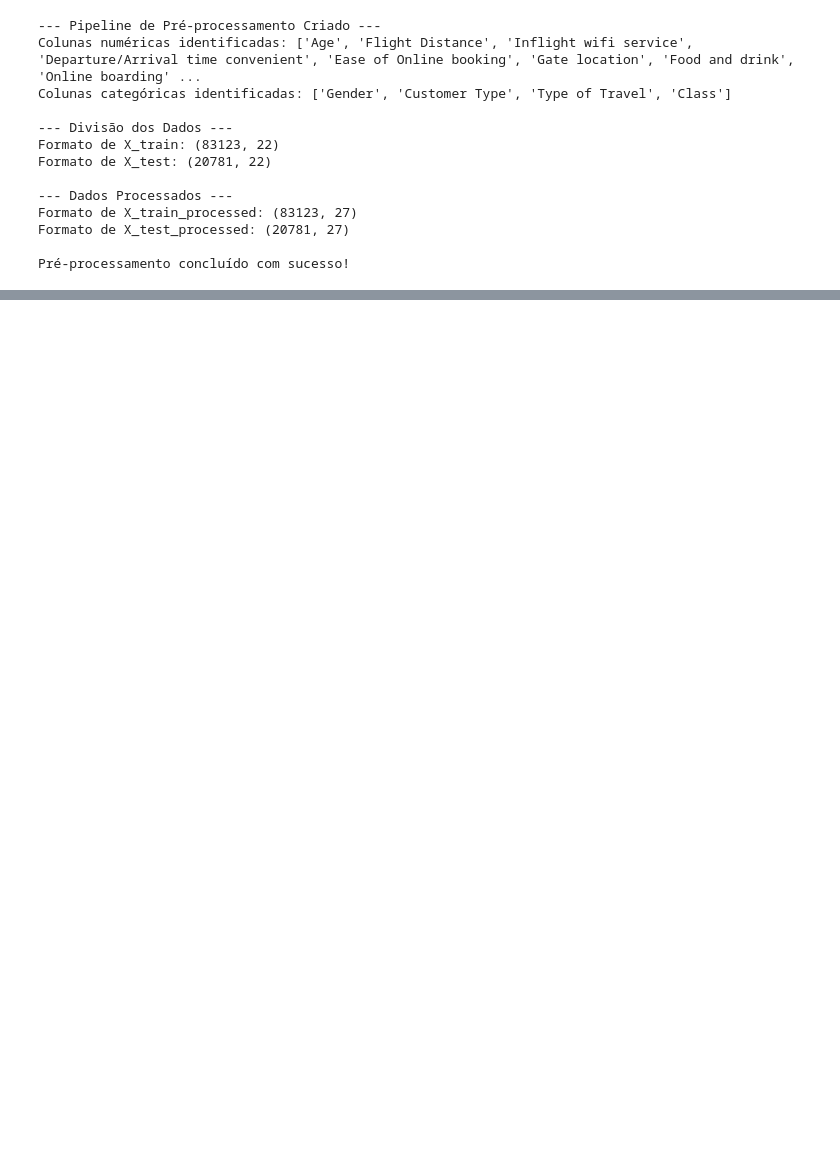
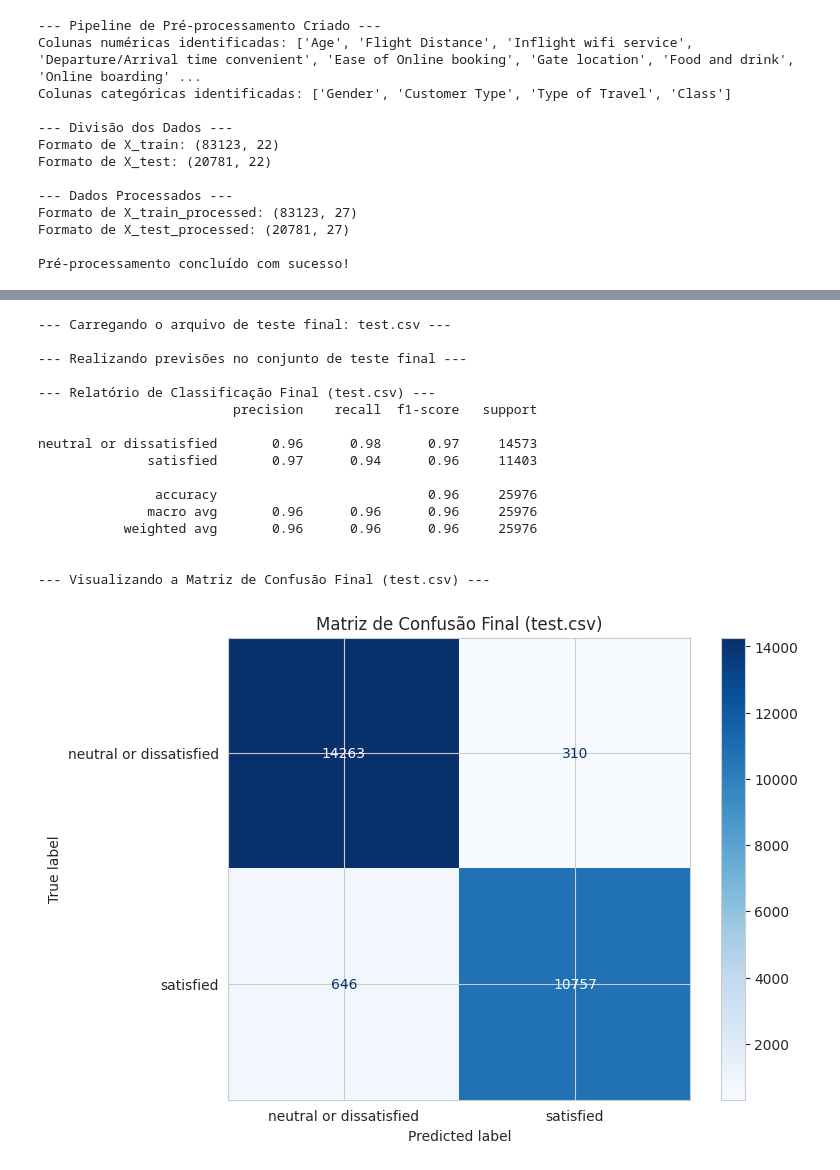
Before and after one commit to glauberthy/pos_tech_mle_fase_3, a Jupyter notebook: notebooks/analise_exploratoria.ipynb, the cells around one changed output, grey strips where cells are left out. Saved outputs shown, nothing was run; the diff lists cells and outputs as text; code cells hidden in the pictures; blank space fills up the shorter version.

```diff
--- a/notebooks/analise_exploratoria.ipynb
+++ b/notebooks/analise_exploratoria.ipynb
@@ -334,0 +552,58 @@ Pré-processamento concluído com sucesso!
+# %%
+import pandas as pd
+from sklearn.metrics import classification_report, ConfusionMatrixDisplay
+import matplotlib.pyplot as plt
+
+# Carregar o novo arquivo de teste
+print("--- Carregando o arquivo de teste final: test.csv ---")
+df_final_test = pd.read_csv('../data/test.csv')
+
+# --- Aplicar o mesmo pré-processamento ---
+
+# 1. Tratar valores nulos (usando a mesma mediana calculada com os dados de treino)
+#    É CRUCIAL usar a mesma mediana para consistência.
+#    A variável 'median_arrival_delay' já foi calculada no Dia 12.
+# df_final_test['Arrival Delay in Minutes'].fillna(median_arrival_delay, inplace=True)
+df_final_test.loc[:, 'Arrival Delay in Minutes'] = df_final_test['Arrival Delay in Minutes'].fillna(median_arrival_delay)
+# 2. Separar as features (X) e o alvo (y)
+X_final_test = df_final_test.drop('satisfaction', axis=1)
+y_final_test = df_final_test['satisfaction']
+
+
+# --- Fazer Previsões e Avaliar ---
+
+# 3. Usar o NOSSO PIPELINE JÁ TREINADO para prever no novo conjunto de teste.
+#    Não usamos .fit() ou .fit_transform() aqui! Apenas .predict().
+print("\n--- Realizando previsões no conjunto de teste final ---")
+y_final_pred = full_pipeline.predict(X_final_test)
+
+
+# 4. Gerar o Relatório de Classificação final
+print("\n--- Relatório de Classificação Final (test.csv) ---")
+print(classification_report(y_final_test, y_final_pred))
+
+
+# 5. Gerar a Matriz de Confusão final
+print("\n--- Visualizando a Matriz de Confusão Final (test.csv) ---")
+fig, ax = plt.subplots(figsize=(8, 6))
+ConfusionMatrixDisplay.from_predictions(y_final_test, y_final_pred, ax=ax, cmap='Blues')
+plt.title('Matriz de Confusão Final (test.csv)')
+plt.show()
+# %% [output]
+--- Carregando o arquivo de teste final: test.csv ---
+
+--- Realizando previsões no conjunto de teste final ---
+
+--- Relatório de Classificação Final (test.csv) ---
+                         precision    recall  f1-score   support
+
+neutral or dissatisfied       0.96      0.98      0.97     14573
+              satisfied       0.97      0.94      0.96     11403
+
+               accuracy                           0.96     25976
+              macro avg       0.96      0.96      0.96     25976
+           weighted avg       0.96      0.96      0.96     25976
+
+
+--- Visualizando a Matriz de Confusão Final (test.csv) ---
+[figure, added]
```
Also changed, not shown: parts of 12 cells of this notebook, 3 other files.
